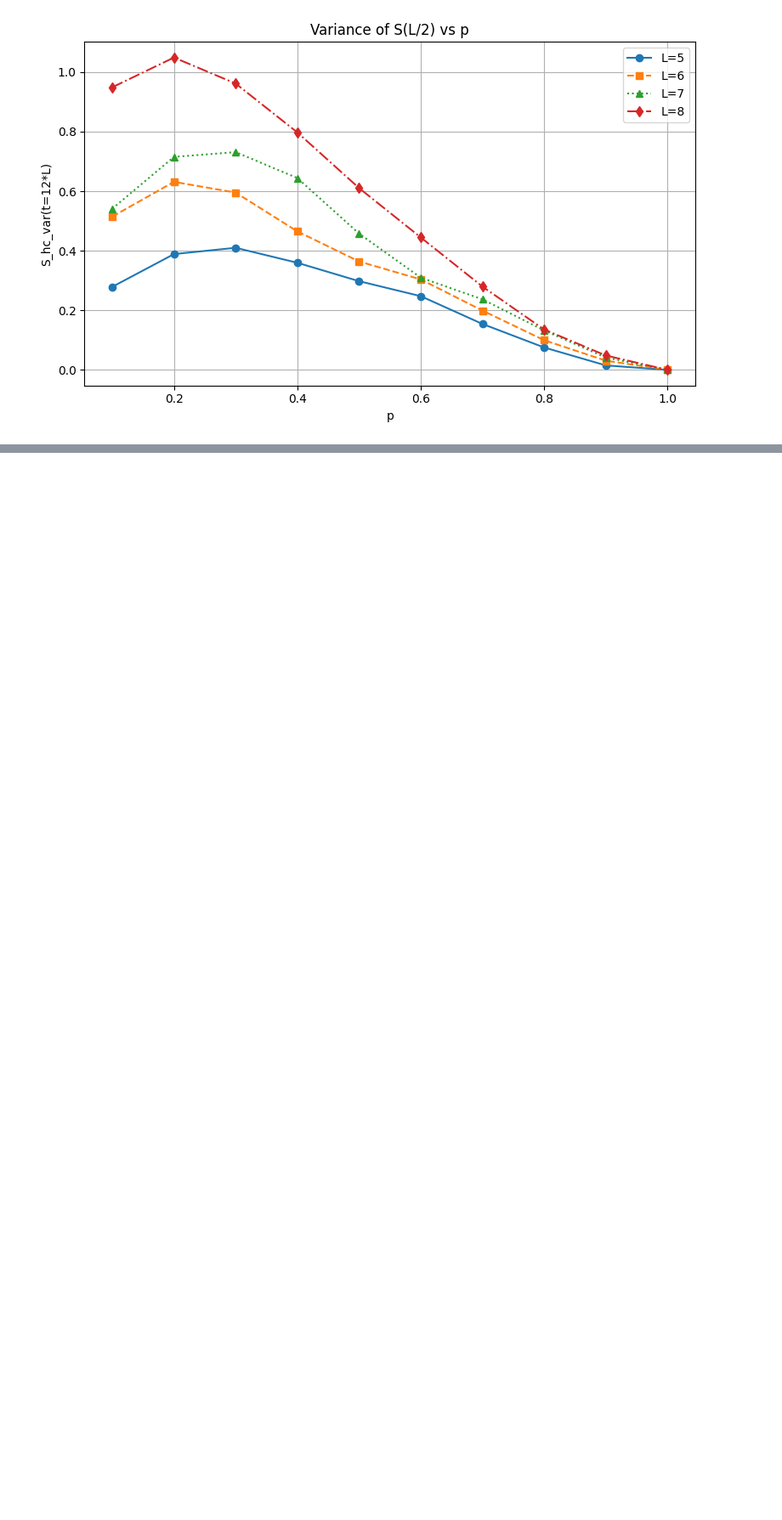
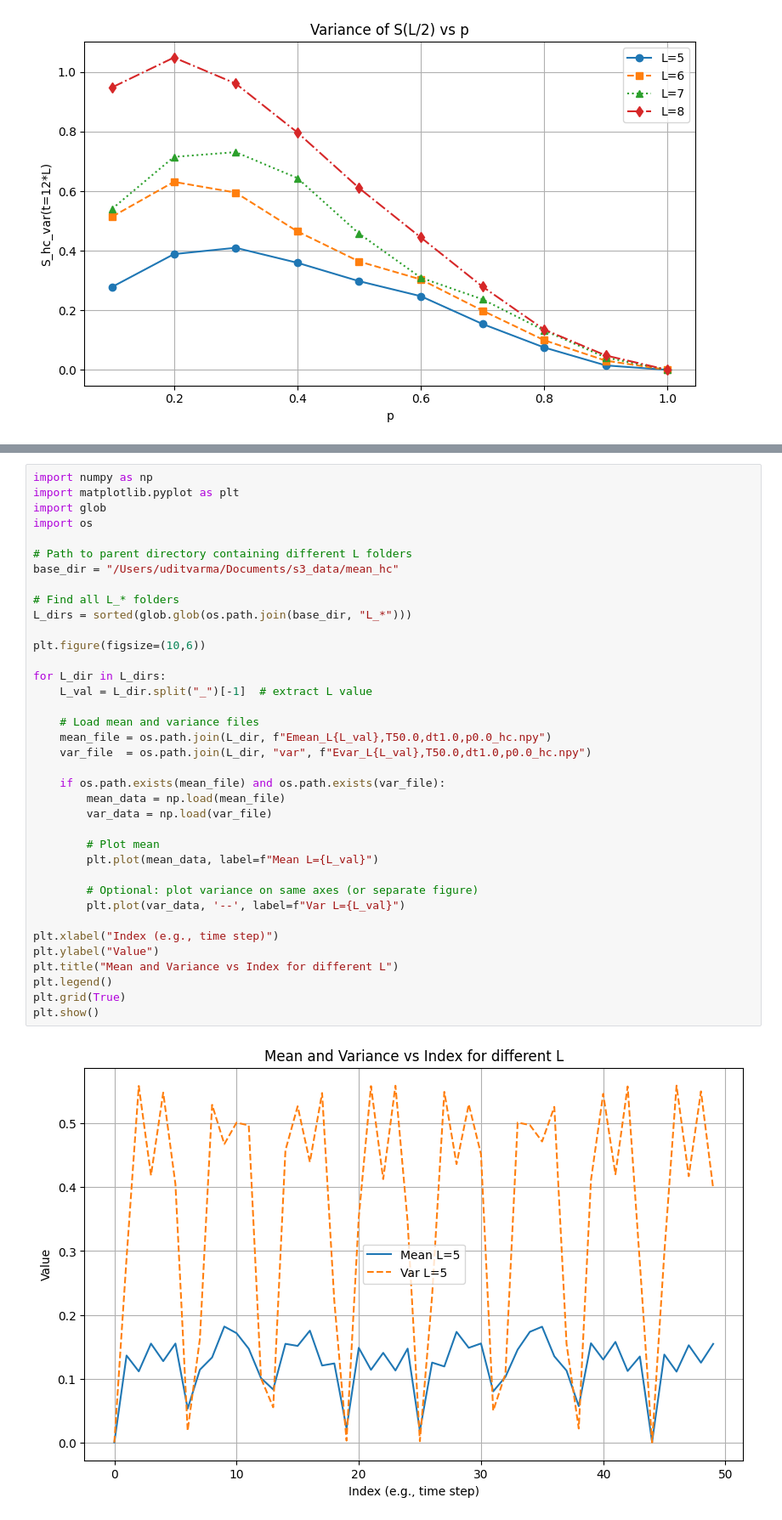
Before and after one commit to uditvarma/s3, a Jupyter notebook: helper_py.ipynb, the cells around one changed output, grey strips where cells are left out. Shown at 85% size. Cells and saved outputs as stored; diff of their text form; blank space fills up the shorter version.

```diff
--- a/helper_py.ipynb
+++ b/helper_py.ipynb
@@ -1565,0 +1677,39 @@ plt.savefig('S_hc_var_T12L_vs_p_s3.svg')
+# %%
+import numpy as np
+import matplotlib.pyplot as plt
+import glob
+import os
+
+# Path to parent directory containing different L folders
+base_dir = "/Users/uditvarma/Documents/s3_data/mean_hc"
+
+# Find all L_* folders
+L_dirs = sorted(glob.glob(os.path.join(base_dir, "L_*")))
+
+plt.figure(figsize=(10,6))
+
+for L_dir in L_dirs:
+    L_val = L_dir.split("_")[-1]  # extract L value
+
+    # Load mean and variance files
+    mean_file = os.path.join(L_dir, f"Emean_L{L_val},T50.0,dt1.0,p0.0_hc.npy")
+    var_file  = os.path.join(L_dir, "var", f"Evar_L{L_val},T50.0,dt1.0,p0.0_hc.npy")
+
+    if os.path.exists(mean_file) and os.path.exists(var_file):
+        mean_data = np.load(mean_file)
+        var_data = np.load(var_file)
+
+        # Plot mean
+        plt.plot(mean_data, label=f"Mean L={L_val}")
+
+        # Optional: plot variance on same axes (or separate figure)
+        plt.plot(var_data, '--', label=f"Var L={L_val}")
+
+plt.xlabel("Index (e.g., time step)")
+plt.ylabel("Value")
+plt.title("Mean and Variance vs Index for different L")
+plt.legend()
+plt.grid(True)
+plt.show()
+# %% [output]
+[figure, added]
```
Also changed, not shown: parts of 16 cells of this notebook, 7 other files.
